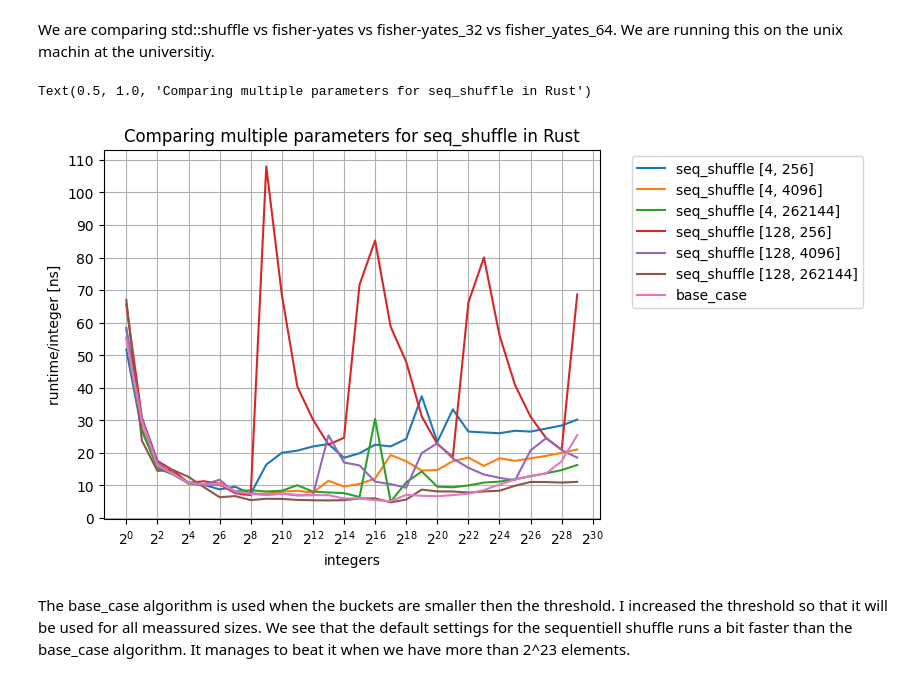
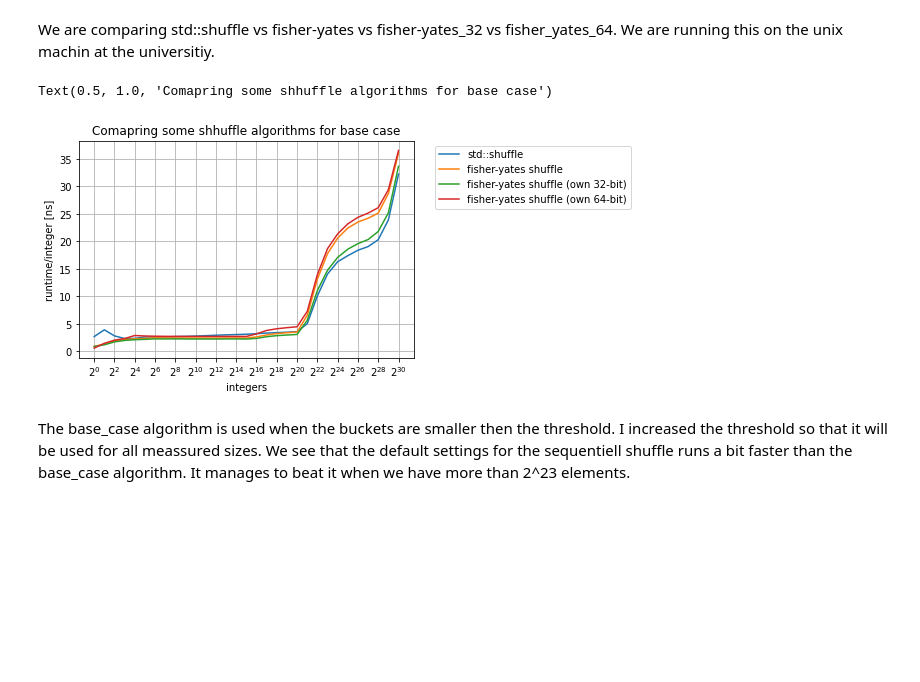
Before and after one commit to pengilton/cip_shuffle, a Jupyter notebook: benchmarks/evaluation/06_analysis.ipynb, the cells around one changed output. Cells and saved outputs as stored; diff of their text form; code cells hidden in the pictures; blank space fills up the shorter version.

```diff
--- a/benchmarks/evaluation/06_analysis.ipynb
+++ b/benchmarks/evaluation/06_analysis.ipynb
@@ -21,28 +15,31 @@ df_rust_mean["runtime per integer [ns]"] = df_rust_mean["duration [ns]"] / df_ru
+# %%
+# We calculate runtime per integer
+df_std_shuffle["runtime/integer [ns]"] = (df_std_shuffle["total_runtime"] / df_std_shuffle["total_runs"]) / df_std_shuffle["integers"]
+df_fy_shuffle["runtime/integer [ns]"] = (df_fy_shuffle["total_runtime"] / df_fy_shuffle["total_runs"]) / df_fy_shuffle["integers"]
+df_fy_shuffle_32["runtime/integer [ns]"] = (df_fy_shuffle_32["total_runtime"] / df_fy_shuffle_32["total_runs"]) / df_fy_shuffle_32["integers"]
+df_fy_shuffle_64["runtime/integer [ns]"] = (df_fy_shuffle_64["total_runtime"] / df_fy_shuffle_64["total_runs"]) / df_fy_shuffle_64["integers"]
 # %%
 # We plot data
-ax_rust_xticks = [2 ** i for i in range(0, 31, 2)]
-ax_rust_yticks = [10 * i for i in range(0, 12, 1)]
+ax__xticks = [2 ** i for i in range(0, 31, 2)]
+ax__yticks = [10 * i for i in range(0, 12, 1)]
 
-ax_rust = df_rust_mean.query("buckets == 4 & threshold == 256").plot(x="integers", y="runtime per integer [ns]", label="seq_shuffle [4, 256]")
-df_rust_mean.query("buckets == 4 & threshold == 4096").plot(ax=ax_rust, x="integers", y="runtime per integer [ns]", label="seq_shuffle [4, 4096]")
-df_rust_mean.query("buckets == 4 & threshold == 262144").plot(ax=ax_rust, x="integers", y="runtime per integer [ns]", label="seq_shuffle [4, 262144]")
-df_rust_mean.query("buckets == 128 & threshold == 256").plot(ax=ax_rust, x="integers", y="runtime per integer [ns]", label="seq_shuffle [128, 256]")
-df_rust_mean.query("buckets == 128 & threshold == 4096").plot(ax=ax_rust, x="integers", y="runtime per integer [ns]", label="seq_shuffle [128, 4096]")
-df_rust_mean.query("buckets == 128 & threshold == 262144").plot(ax=ax_rust, x="integers", y="runtime per integer [ns]", label="seq_shuffle [128, 262144]")
-df_rust_mean.query("buckets == 128 & threshold == 1073741824").plot(ax=ax_rust, x="integers", y="runtime per integer [ns]", label="base_case")
+ax = df_std_shuffle.plot(x="integers", y="runtime/integer [ns]", label="std::shuffle")
+df_fy_shuffle.plot(ax=ax, x="integers", y="runtime/integer [ns]", label="fisher-yates shuffle")
+df_fy_shuffle_32.plot(ax=ax, x="integers", y="runtime/integer [ns]", label="fisher-yates shuffle (own 32-bit)")
+df_fy_shuffle_64.plot(ax=ax, x="integers", y="runtime/integer [ns]", label="fisher-yates shuffle (own 64-bit)")
 
-ax_rust.set_xscale("log", base=2)
-# ax_rust.set_yscale("log", base=10)
-ax_rust.set_xticks(ax_rust_xticks)
-ax_rust.set_yticks(ax_rust_yticks)
-ax_rust.grid(True)
-ax_rust.set_xlabel("integers")
-ax_rust.set_ylabel("runtime/integer [ns]")
-ax_rust.legend(bbox_to_anchor=(1.05, 1.0), loc='upper left')
-ax_rust.set_title("Comparing multiple parameters for seq_shuffle in Rust")
+ax.set_xscale("log", base=2)
+# ax.set_yscale("log", base=10)
+ax.set_xticks(ax__xticks)
+# ax.set_yticks(ax__yticks)
+ax.grid(True)
+ax.set_xlabel("integers")
+ax.set_ylabel("runtime/integer [ns]")
+ax.legend(bbox_to_anchor=(1.05, 1.0), loc='upper left')
+ax.set_title("Comapring some shhuffle algorithms for base case")
 # %% [output]
-Text(0.5, 1.0, 'Comparing multiple parameters for seq_shuffle in Rust')
+Text(0.5, 1.0, 'Comapring some shhuffle algorithms for base case')
-[figure, old version]
+[figure, new version]
 # %% [markdown]
 The base_case algorithm is used when the buckets are smaller then the threshold. I increased the threshold so that it will be used for all meassured sizes. We see that the default settings for the sequentiell shuffle runs a bit faster than the base_case algorithm. It manages to beat it when we have more than 2^23 elements.
 # %% [markdown]
```
Also changed, not shown: parts of 1 cell of this notebook.
